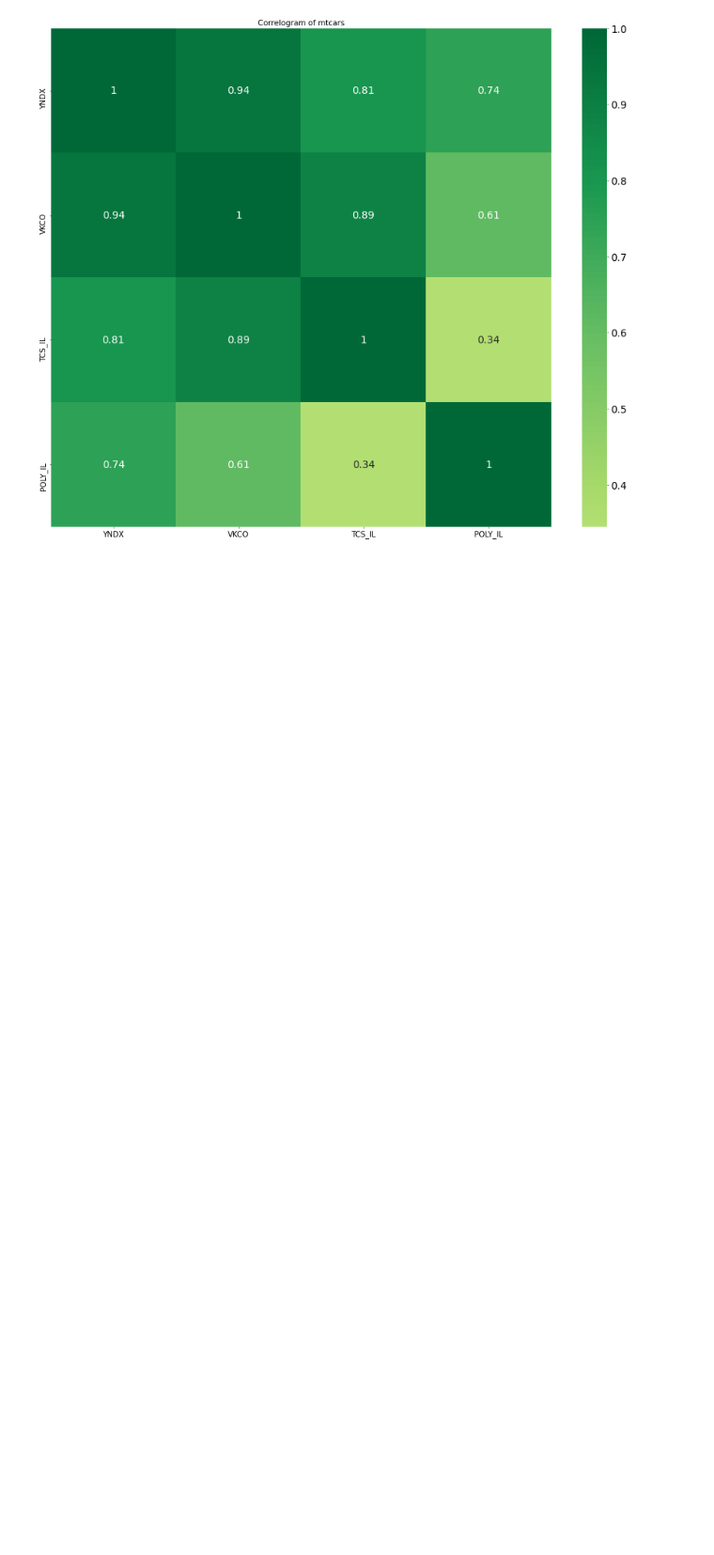
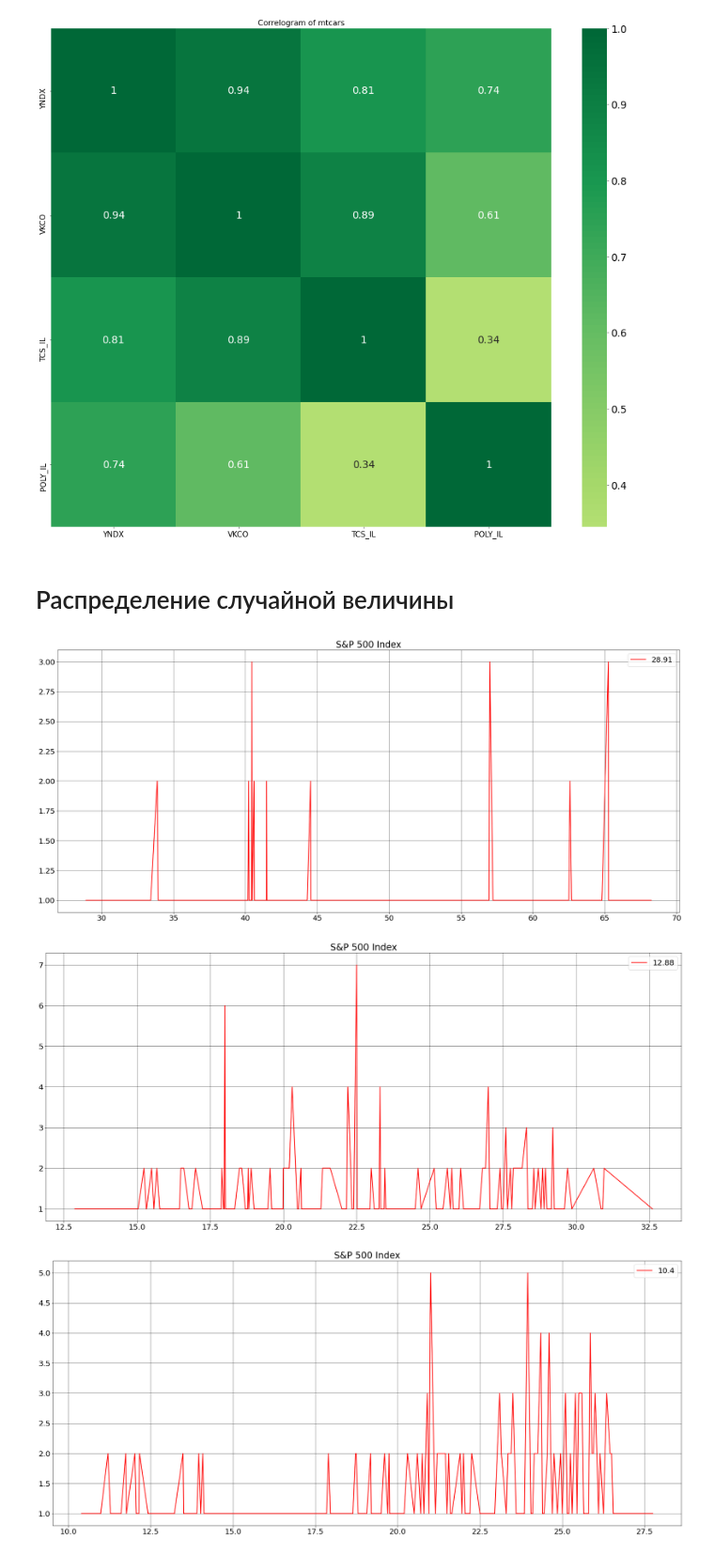
Before and after one commit to ChingisBadmaev/Copula-Models-Comparison-for-Portfolio-Risk-Assessment, a Jupyter notebook: main.ipynb, the cells around one changed output. Shown at 94% size. Cells and saved outputs as stored; diff of their text form; code cells hidden in the pictures; blank space fills up the shorter version.

Commit message:
get probability distribution of random variable

```diff
--- a/main.ipynb
+++ b/main.ipynb
@@ -94,3 +94,39 @@ def show_corr(dataframe):
 show_corr(data)
 # %% [output]
 [figure]
+# %% [markdown]
+# Распределение случайной величины
+# %%
+def get_random_variable_distribution(dataframe):
+    data_distribution = dataframe['Close'].value_counts()
+    #print(data_distribution)
+    data_distribution = pd.DataFrame(data_distribution).reset_index()
+    data_distribution.rename(columns={'index': 'value', 'Close': 'count'}, inplace=True)
+    data_distribution.sort_values(['value'], inplace=True)
+    return data_distribution
+# %%
+def show_random_variable_distribution(dataframe):
+    plt.rcParams['font.size'] = '20'
+    fig, ax = plt.subplots()
+
+    ax.plot(dataframe['value'], dataframe['count'], 'r', linewidth=2, label='real')
+
+    ax.grid(color = 'black',    #  цвет линий
+            linewidth = 0.5,    #  толщина
+            linestyle = '-')    #  начертание
+
+    fig.set_figwidth(30)
+    fig.set_figheight(13)
+
+    plt.title("S&P 500 Index")
+    plt.legend(dataframe['value'])
+    plt.show()
+# %%
+show_random_variable_distribution(get_random_variable_distribution(data_yndx))
+show_random_variable_distribution(get_random_variable_distribution(data_vkco))
+show_random_variable_distribution(get_random_variable_distribution(data_tcs_il))
+show_random_variable_distribution(get_random_variable_distribution(data_poly_il))
+# %% [output]
+[figure, added]
+[figure, added]
+[figure, added]
```
Also changed, not shown: parts of 3 cells of this notebook.
